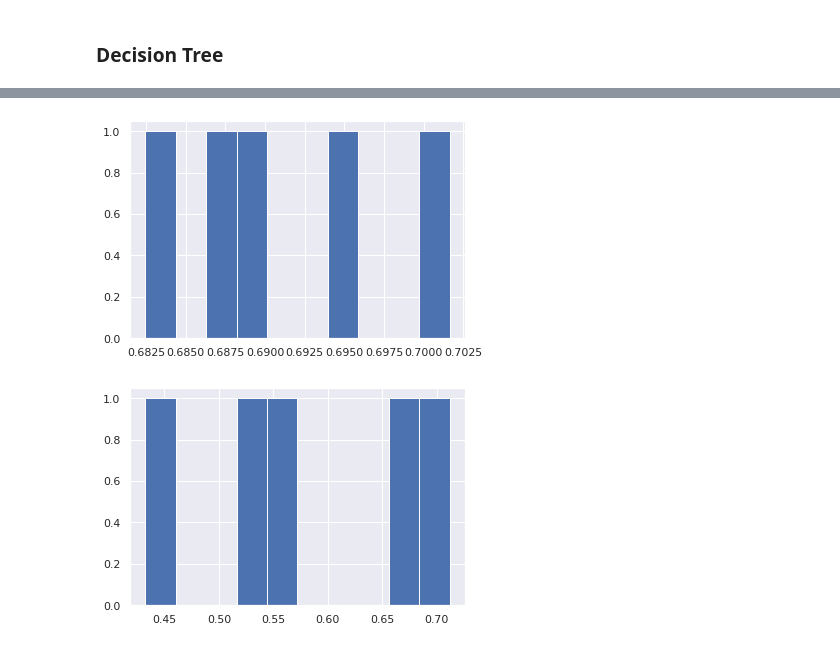
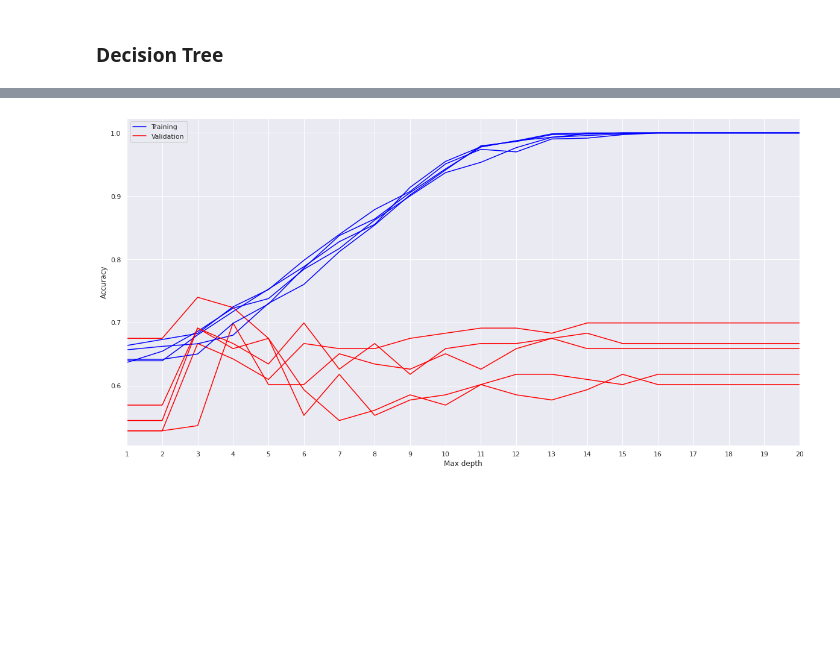
Before and after one commit to shiftleino/pga-classification, a Jupyter notebook: project/5_classification_models.ipynb, the cells around one changed output, grey strips where cells are left out. Cells and saved outputs as stored; diff of their text form; code cells hidden in the pictures; blank space fills up the shorter version.

```diff
--- a/project/5_classification_models.ipynb
+++ b/project/5_classification_models.ipynb
@@ -29,3 +31,11 @@ df.head(5)
+# %%
+# Testing data set
+X_test = df[df["Season"] == 2021].iloc[:, 3:8].to_numpy()
+y_test = df[df["Season"] == 2021].iloc[:, 8].to_numpy()
+
+# Training and validation data set
+X_rem = df[df["Season"] != 2021].iloc[:, 3:8].to_numpy()
+y_rem = df[df["Season"] != 2021].iloc[:, 8].to_numpy()
 # %% [markdown]
 Function for data augmentation:
 # %%
@@ -49,7 +59,4 @@ Cross-validation:
 # %%
-X = df.iloc[:, 3:8].to_numpy()
-y = df.iloc[:, 8].to_numpy()
-
 cv = KFold(n_splits=5, random_state=42, shuffle=True)
 
 lr_validation_accuracies = []
@@ -57,8 +64,6 @@ lr_validation_f1s = []
 
 lr_training_accuracies = []
 lr_training_f1s = []
-
-X_rem, X_test, y_rem, y_test = train_test_split(X, y, test_size=0.1, random_state=42)
 
 for train_index, val_index in cv.split(y_rem):
     X_train, X_val = X_rem[train_index], X_rem[val_index]
@@ -91,7 +96,3 @@ for train_index, val_index in cv.split(y_rem):
     f1 = metrics.f1_score(y_val, y_pred_val)
     lr_validation_accuracies.append(accuracy)
     lr_validation_f1s.append(f1)
-
-    # CONFUSION MATRICES
-    print(metrics.confusion_matrix(y_train_aug, y_pred_train))
-    print(metrics.confusion_matrix(y_val, y_pred_val))
@@ -158,7 +111,4 @@ accuracy, f1
 # %%
-X = df.iloc[:, 3:8].to_numpy()
-y = df.iloc[:, 8].to_numpy()
-
 cv = KFold(n_splits=5, random_state=42, shuffle=True)
 
 dt_validation_accuracies = []
@@ -166,8 +116,6 @@ dt_validation_f1s = []
 
 dt_training_accuracies = []
 dt_training_f1s = []
-
-X_rem, X_test, y_rem, y_test = train_test_split(X, y, test_size=0.1, random_state=42)
 
 for train_index, val_index in cv.split(y_rem):
     X_train, X_val = X_rem[train_index], X_rem[val_index]
@@ -180,8 +128,9 @@ for train_index, val_index in cv.split(y_rem):
     scaler = StandardScaler()
     X_train_final = scaler.fit_transform(X_train_aug)
 
+
     # MACHINE LEARNING MODEL
-    dt = DecisionTreeClassifier(random_state=42, max_depth=3)
+    dt = DecisionTreeClassifier(random_state=42, max_depth=4, criterion="gini")
     dt.fit(X_train_final, y_train_aug)
 
     # TRAINING ERROR
@@ -201,7 +150,3 @@ for train_index, val_index in cv.split(y_rem):
 
     dt_validation_accuracies.append(accuracy)
     dt_validation_f1s.append(f1)
-
-    # CONFUSION MATRICES
-    print(metrics.confusion_matrix(y_train_aug, y_pred_train))
-    print(metrics.confusion_matrix(y_val, y_pred_val))
@@ -229,11 +153,21 @@ for train_index, val_index in cv.split(y_rem):
-# %%
-plt.hist(dt_training_accuracies);
-# %% [output]
-[figure, removed]
-# %%
-plt.hist(dt_validation_accuracies);
-# %% [output]
-[figure, removed]
+# %%
+plt.figure(figsize=(20, 10))
+j = 0
+for dt_training_accuracies, dt_validation_accuracies in zip(all_dt_training_accuracies, all_dt_validation_accuracies):
+    if j == 0:
+        plt.plot([i for i in range(1, 21)], dt_training_accuracies, label="Training", color="blue")
+        plt.plot([i for i in range(1, 21)], dt_validation_accuracies, label="Validation", color="red")
+        j = 1
+    else:
+        plt.plot([i for i in range(1, 21)], dt_training_accuracies, color="blue")
+        plt.plot([i for i in range(1, 21)], dt_validation_accuracies, color="red")
+plt.xticks([i for i in range(1, 21)])
+plt.xlabel("Max depth")
+plt.ylabel("Accuracy")
+plt.xlim(1, 20)
+plt.legend();
+# %% [output]
+[figure, added]
 # %%
 np.mean(dt_training_f1s), np.mean(dt_validation_f1s)
 # %% [output]
```
Also changed, not shown: parts of 20 cells of this notebook, 7 other files.
